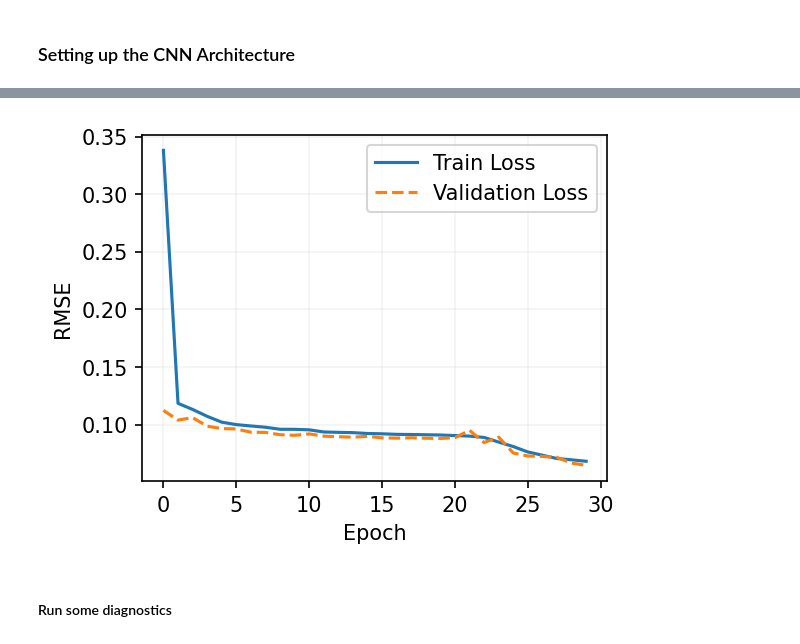
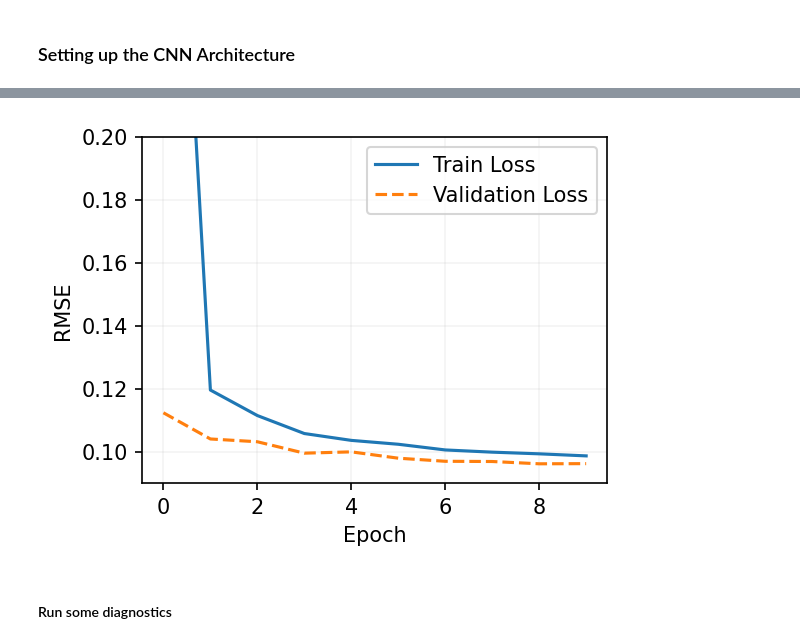
Before and after one commit to m-herbold/metal_classification, a Jupyter notebook: notebooks/lognormal_unet.ipynb, the cells around one changed output, grey strips where cells are left out. Drawn from its saved outputs; the diff is of its cells as text; code cells hidden in the pictures.

```diff
--- a/notebooks/lognormal_unet.ipynb
+++ b/notebooks/lognormal_unet.ipynb
@@ -558,6 +854,6 @@ optimizer = torch.optim.AdamW(model.parameters(), lr=3e-4, weight_decay=1e-4)
 # %%
 # Setup save paths and config metadata
-checkpoint_path = "SiII_1260_low-A.pt"
+checkpoint_path = "SiII_1260_Temp.pt"
 
 config_metadata = {
     "in_channels": num_channels,
@@ -568,7 +864,7 @@ config_metadata = {
 
 best_val_loss = float("inf")
 # %%
-epochs = 30
+epochs = 10
 
 scheduler = CosineAnnealingLR(optimizer, T_max=epochs, eta_min=1e-6)
 # scheduler = torch.optim.lr_scheduler.ReduceLROnPlateau(optimizer, mode='min', factor=0.5, patience=3)
@@ -648,16 +963,16 @@ KeyboardInterrupt:
 # %%
 # Plot train / validation loss
 plt.figure(figsize=(4,3), dpi=150)
 plt.plot(np.sqrt(train_losses), label='Train Loss')
 plt.plot(np.sqrt(val_losses), label='Validation Loss', ls='dashed')
 plt.xlabel('Epoch')
 plt.ylabel('RMSE')
-# plt.ylim(0., 0.3)
+plt.ylim(0.09, 0.2)
 plt.grid(alpha=0.15)
 plt.legend()
 plt.show()
 # %% [output]
-[figure, old version]
+[figure, new version]
 # %% [markdown]
 #### Run some diagnostics
 # %%
```
Also changed, not shown: parts of 6 cells of this notebook.
